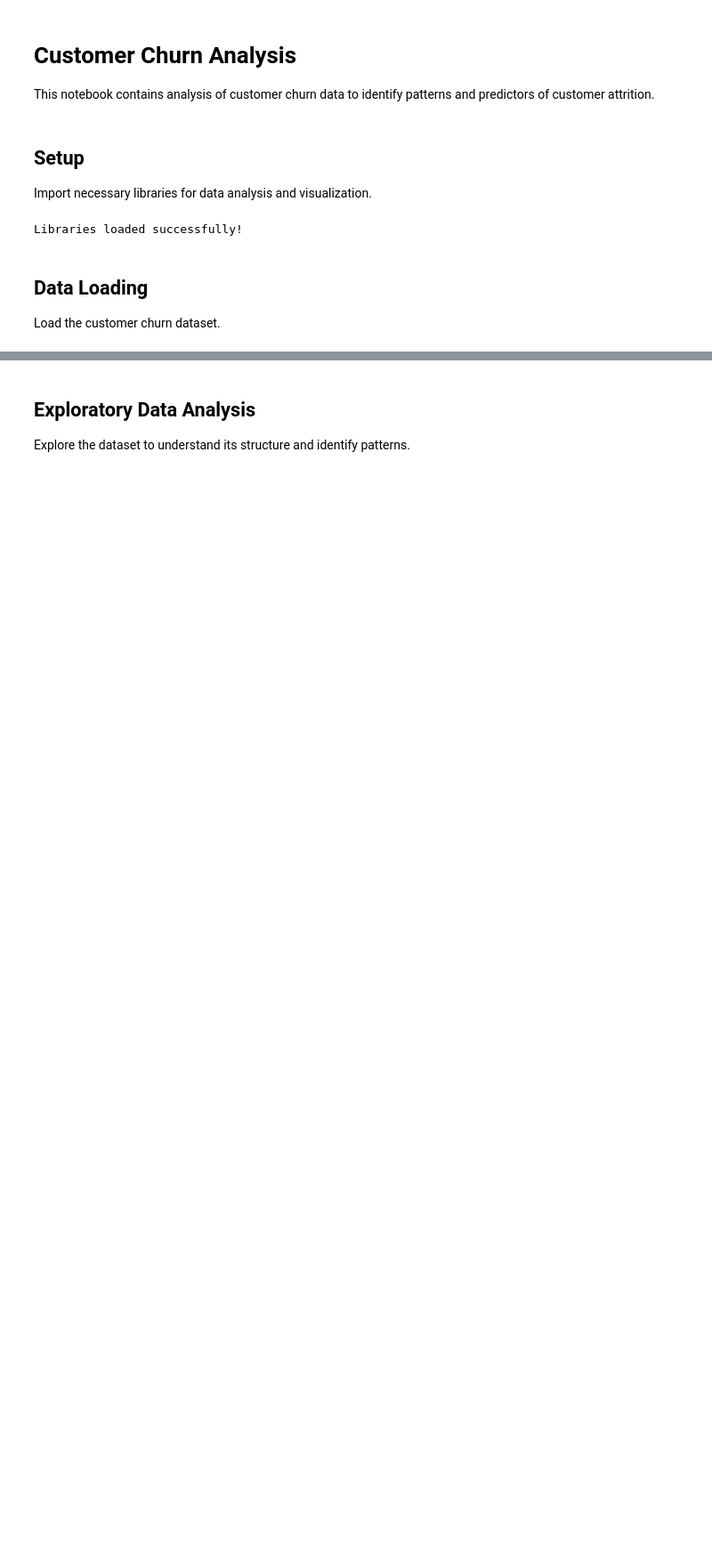
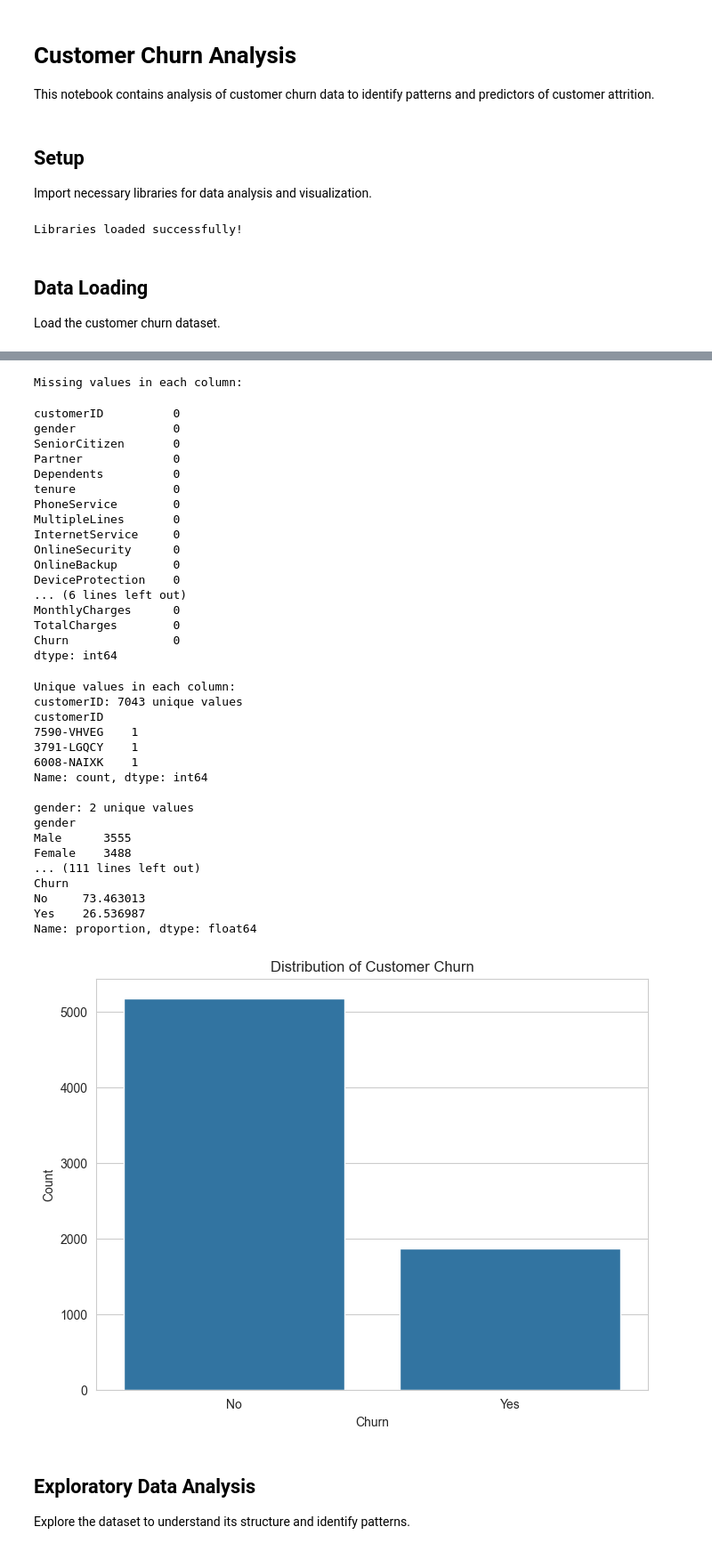
Before and after one commit to calv4in/customer-churn, a Jupyter notebook: customer_churn_analysis.ipynb, the cells around one changed output, grey strips where cells are left out. Shown: that part at 89% size. Drawn from its saved outputs; the diff is of its cells as text; code cells hidden in the pictures; blank space fills up the shorter version.

Commit message:
Load and preview data

```diff
--- a/customer_churn_analysis.ipynb
+++ b/customer_churn_analysis.ipynb
@@ -61,0 +56,40 @@ Load the customer churn dataset.
+# %%
+# Load the dataset
+df = pd.read_csv('Telco-Customer-Churn.csv')
+
+# Display basic information about the dataset
+print("Dataset shape:", df.shape)
+print("\nFirst 5 rows of the dataset:")
+display(df.head())
+
+# Check data types and missing values
+print("\nData types and non-null counts:")
+display(df.info())
+
+# Summary statistics
+print("\nSummary statistics:")
+display(df.describe())
+
+# Check for missing values
+print("\nMissing values in each column:")
+display(df.isnull().sum())
+
+# Check unique values in categorical columns
+print("\nUnique values in each column:")
+for col in df.columns:
+    if df[col].dtype == 'object':
+        print(f"{col}: {df[col].nunique()} unique values")
+        print(df[col].value_counts().head(3))
+        print()
+
+# Explore target variable (Churn)
+print("\nTarget variable distribution:")
+print(df['Churn'].value_counts(normalize=True) * 100)
+
+# Plot the distribution of the target variable
+plt.figure(figsize=(8, 6))
+sns.countplot(x='Churn', data=df)
+plt.title('Distribution of Customer Churn')
+plt.ylabel('Count')
+plt.show()
+# %% [output]
@@ -62,3 +134,39 @@ Load the customer churn dataset.
+Missing values in each column:
+customerID          0
+gender              0
+SeniorCitizen       0
+Partner             0
+Dependents          0
+tenure              0
+PhoneService        0
+MultipleLines       0
+InternetService     0
+OnlineSecurity      0
+OnlineBackup        0
+DeviceProtection    0
+... (6 lines left out)
+MonthlyCharges      0
+TotalCharges        0
+Churn               0
+dtype: int64
+Unique values in each column:
+customerID: 7043 unique values
+customerID
+7590-VHVEG    1
+3791-LGQCY    1
+6008-NAIXK    1
+Name: count, dtype: int64
+
+gender: 2 unique values
+gender
+Male      3555
+Female    3488
+... (111 lines left out)
+Churn
+No     73.463013
+Yes    26.536987
+Name: proportion, dtype: float64
+[figure, added]
 # %% [markdown]
 ## Exploratory Data Analysis
 
```
Also changed, not shown: parts of 5 cells of this notebook, 1 other file.
